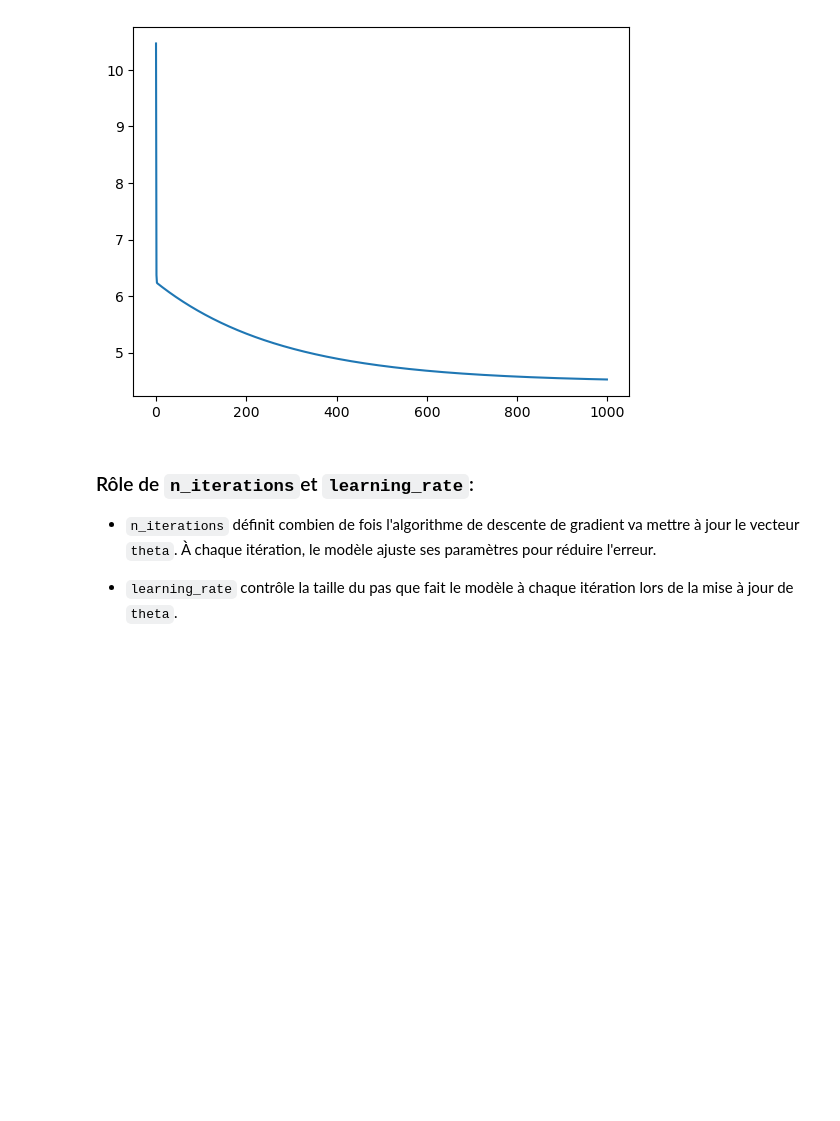
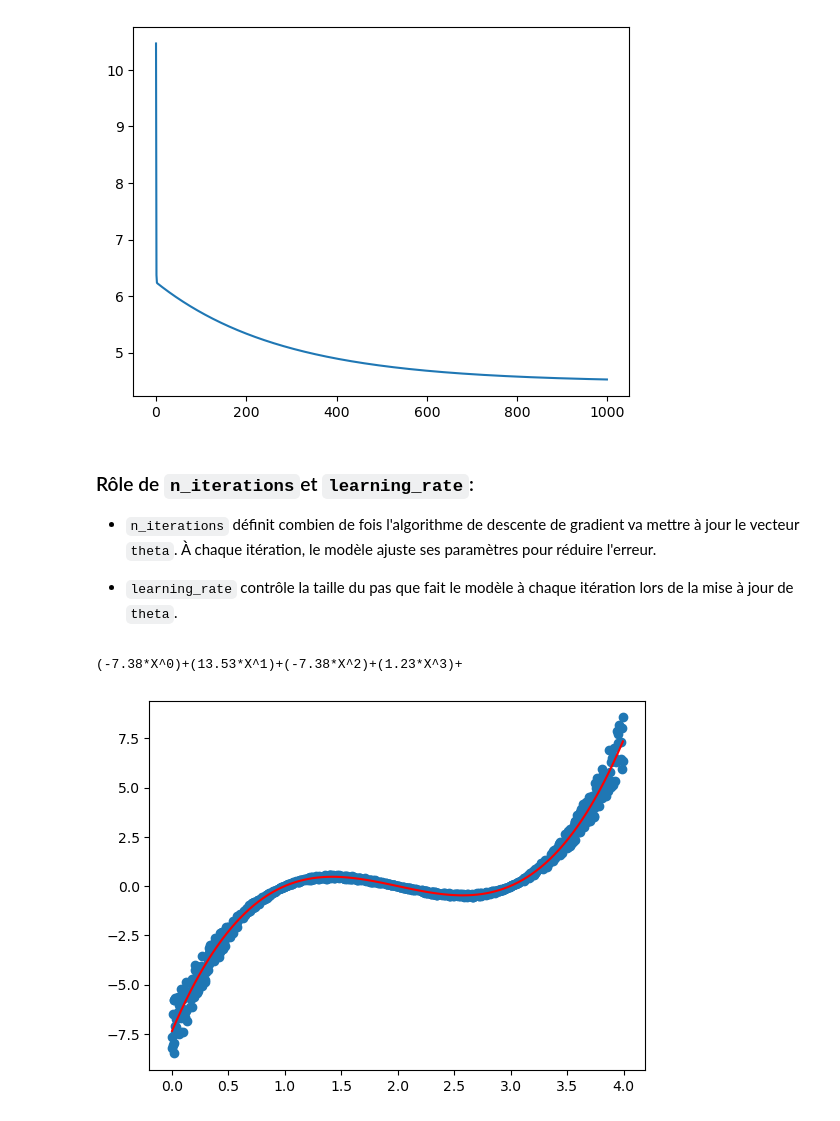
Before and after one commit to mal0101/ML-coursework, a Jupyter notebook: TP2/tp2.ipynb, the cells around one changed output. Drawn from its saved outputs; the diff is of its cells as text; code cells hidden in the pictures; blank space fills up the shorter version.

```diff
--- a/TP2/tp2.ipynb
+++ b/TP2/tp2.ipynb
@@ -148,3 +148,31 @@ print(f(np.array([[22.5,1]]),theta))
 - `n_iterations` définit combien de fois l'algorithme de descente de gradient va mettre à jour le vecteur `theta`. À chaque itération, le modèle ajuste ses paramètres pour réduire l'erreur.
 
 - `learning_rate` contrôle la taille du pas que fait le modèle à chaque itération lors de la mise à jour de `theta`.
+# %%
+def afficher_pol(LPol):
+    l = LPol[:]
+    l.reverse()
+    l=[round(e,2) for e in l]
+    for i in range(len(l)):
+        print('('+str(l[i])+'*X^'+str(i)+')',end='+')
+def Evaluer_pol(LPol,x):
+    res = 0
+    for i in range(len(LPol)):
+        res += LPol[i]*(x**i)
+    return res
+# %%
+data = pd.read_csv('data/dataset_polynomial3.csv').values
+# %%
+x=data[1:1001,0]
+y=data[1:1001,1]
+degre_polynome=3
+p = np.poly1d(np.polyfit(x,y,degre_polynome))
+LPol=list(p)
+afficher_pol(LPol)
+les_x = np.linspace(min(x),max(x),100)
+plt.scatter(x,y)
+plt.plot(les_x,p(les_x),color='red')
+plt.show()
+# %% [output]
+(-7.38*X^0)+(13.53*X^1)+(-7.38*X^2)+(1.23*X^3)+
+[figure, added]
```
Also changed, not shown: parts of 1 cell of this notebook.
